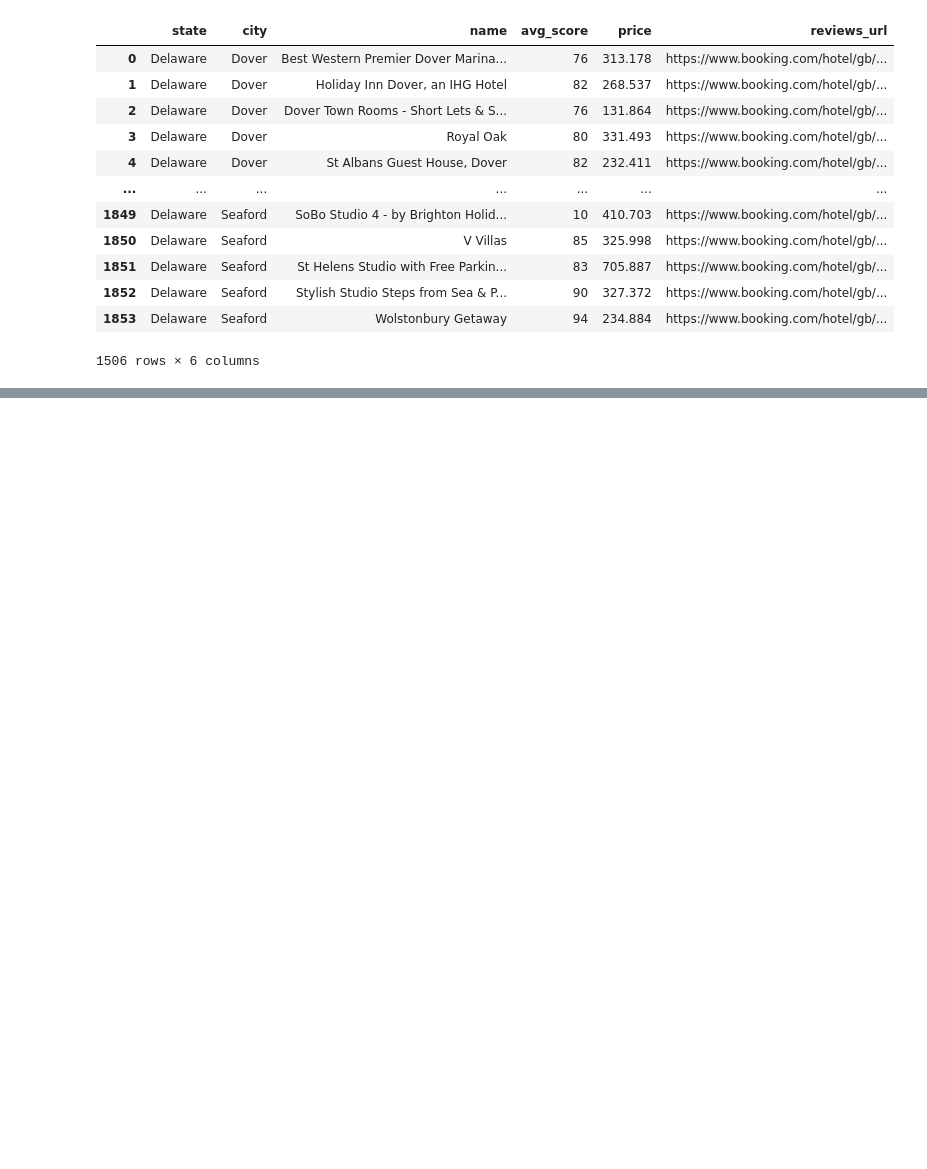
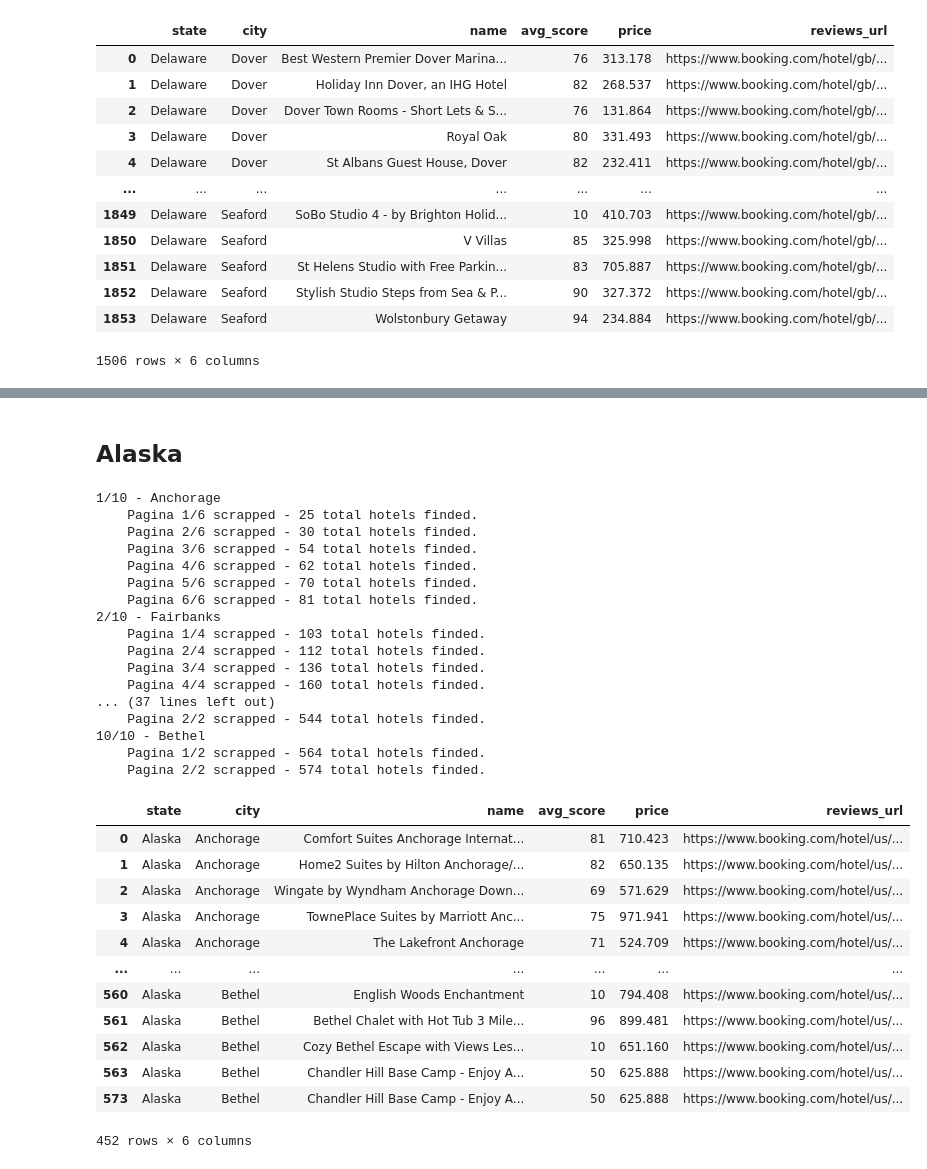
Before and after one commit to LeonardoCostaH/PF_DS_YELP, a Jupyter notebook: scrapping/02_hotels.ipynb, the cells around one changed output, grey strips where cells are left out. Drawn from its saved outputs; the diff is of its cells as text; code cells hidden in the pictures; blank space fills up the shorter version.

```diff
--- a/scrapping/02_hotels.ipynb
+++ b/scrapping/02_hotels.ipynb
@@ -1650,0 +1687,36 @@ delaware_hotels
+# %% [markdown]
+## Alaska
+# %%
+alaska_hotels = scrape("AK")
+alaska_hotels
+# %% [output]
+1/10 - Anchorage
+    Pagina 1/6 scrapped - 25 total hotels finded.
+    Pagina 2/6 scrapped - 30 total hotels finded.
+    Pagina 3/6 scrapped - 54 total hotels finded.
+    Pagina 4/6 scrapped - 62 total hotels finded.
+    Pagina 5/6 scrapped - 70 total hotels finded.
+    Pagina 6/6 scrapped - 81 total hotels finded.
+2/10 - Fairbanks
+    Pagina 1/4 scrapped - 103 total hotels finded.
+    Pagina 2/4 scrapped - 112 total hotels finded.
+    Pagina 3/4 scrapped - 136 total hotels finded.
+    Pagina 4/4 scrapped - 160 total hotels finded.
+... (37 lines left out)
+    Pagina 2/2 scrapped - 544 total hotels finded.
+10/10 - Bethel
+    Pagina 1/2 scrapped - 564 total hotels finded.
+    Pagina 2/2 scrapped - 574 total hotels finded.
+|  | state | city | name | avg_score | price | reviews_url |
+| 0 | Alaska | Anchorage | Comfort Suites Anchorage Internat... | 81 | 710.423 | https://www.booking.com/hotel/us/... |
+| 1 | Alaska | Anchorage | Home2 Suites by Hilton Anchorage/... | 82 | 650.135 | https://www.booking.com/hotel/us/... |
+| 2 | Alaska | Anchorage | Wingate by Wyndham Anchorage Down... | 69 | 571.629 | https://www.booking.com/hotel/us/... |
+| 3 | Alaska | Anchorage | TownePlace Suites by Marriott Anc... | 75 | 971.941 | https://www.booking.com/hotel/us/... |
+| 4 | Alaska | Anchorage | The Lakefront Anchorage | 71 | 524.709 | https://www.booking.com/hotel/us/... |
+| ... | ... | ... | ... | ... | ... | ... |
+| 560 | Alaska | Bethel | English Woods Enchantment | 10 | 794.408 | https://www.booking.com/hotel/us/... |
+| 561 | Alaska | Bethel | Bethel Chalet with Hot Tub 3 Mile... | 96 | 899.481 | https://www.booking.com/hotel/us/... |
+| 562 | Alaska | Bethel | Cozy Bethel Escape with Views Les... | 10 | 651.160 | https://www.booking.com/hotel/us/... |
+| 563 | Alaska | Bethel | Chandler Hill Base Camp - Enjoy A... | 50 | 625.888 | https://www.booking.com/hotel/us/... |
+| 573 | Alaska | Bethel | Chandler Hill Base Camp - Enjoy A... | 50 | 625.888 | https://www.booking.com/hotel/us/... |
+452 rows × 6 columns
```
Also changed, not shown: parts of 2 cells of this notebook, 2 other files.
